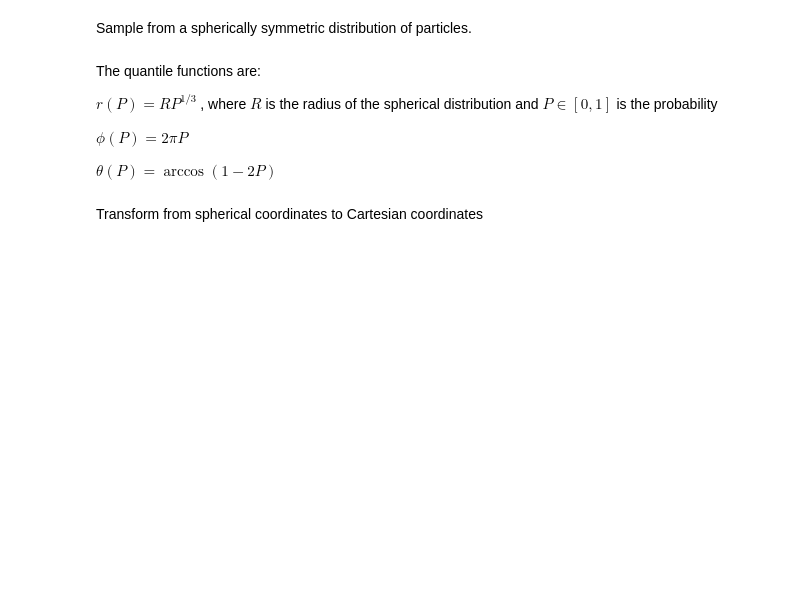
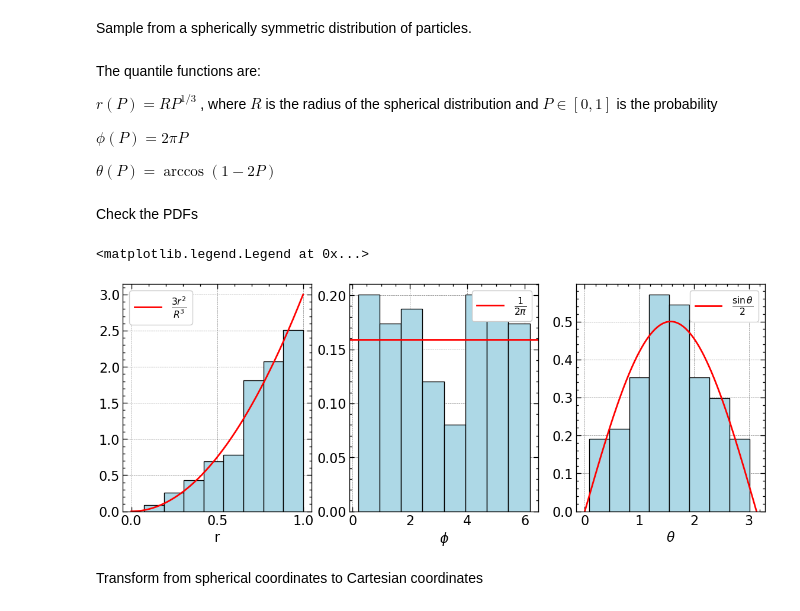
Before and after one commit to M-Bianchi/Dynamics_of_Stellar_Systems, a Jupyter notebook: nbody_sh1/sphere_InitialConditions.ipynb, the cells around one changed output. Saved outputs shown, nothing was run; the diff lists cells and outputs as text; code cells hidden in the pictures; blank space fills up the shorter version.

```diff
--- a/nbody_sh1/sphere_InitialConditions.ipynb
+++ b/nbody_sh1/sphere_InitialConditions.ipynb
@@ -24,6 +23,35 @@ m = M/N      # Mass of the single particles
 r = np.random.uniform(0, 1, N)**(1/3)
 phi = 2*np.pi*np.random.uniform(0, 1, N)
 theta = np.arccos(1-2*np.random.uniform(0, 1, N))
+# %% [markdown]
+Check the PDFs
+# %%
+plt.rcParams['figure.figsize'] = [14, 5]
+fig, axes = plt.subplots(1, 3)
+
+ax = axes[0]
+ax.hist(r, bins=8, density=True, color='lightblue', edgecolor='black');
+x_dense = np.linspace(0, 1, 1000)
+ax.plot(x_dense, 3*x_dense**2, color='red', label='$\\frac{3r^2}{R^3}$')
+ax.set_xlabel('r')
+ax.legend()
+
+ax = axes[1]
+ax.hist(phi, bins=8, density=True, color='lightblue', edgecolor='black');
+x_dense = np.linspace(0, 2*np.pi, 1000)
+ax.axhline(1/(2*np.pi), color='red', label='$\\frac{1}{2\pi}$')
+ax.set_xlabel('$\phi$')
+ax.legend()
+
+ax = axes[2]
+ax.hist(theta, bins=8, density=True, color='lightblue', edgecolor='black');
+x_dense = np.linspace(0, np.pi, 1000)
+ax.plot(x_dense, 0.5*np.sin(x_dense), color='red', label='$\\frac{\sin{\\theta}}{2}$')
+ax.set_xlabel('$\\theta$')
+ax.legend()
+# %% [output]
+<matplotlib.legend.Legend at 0x...>
+[figure, added]
 # %% [markdown]
 Transform from spherical coordinates to Cartesian coordinates
 # %%
```
Also changed, not shown: parts of 2 cells of this notebook, 1 other file.
